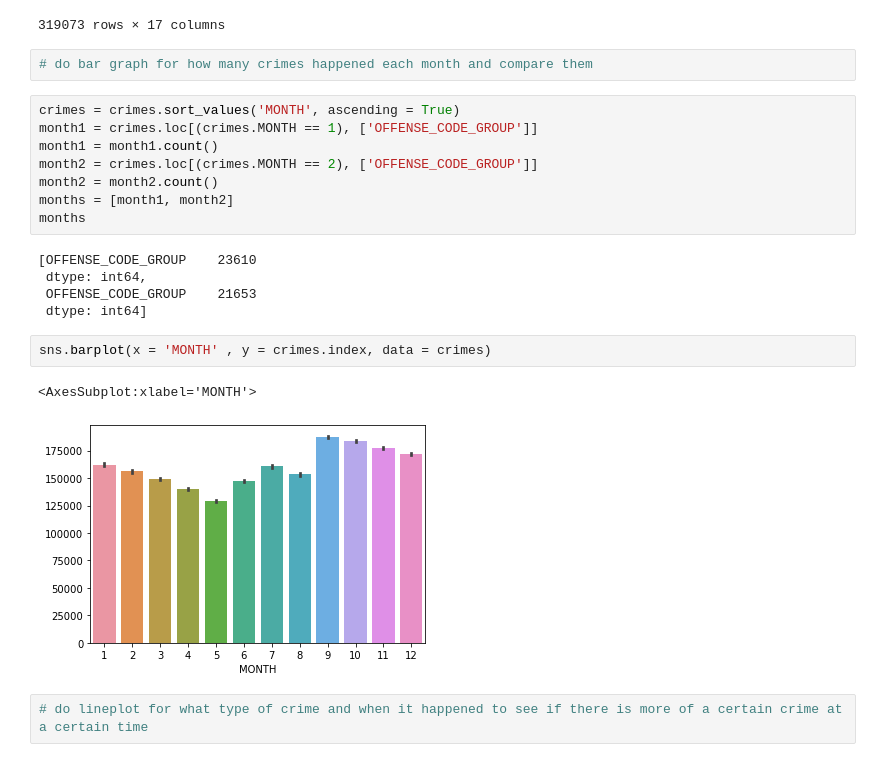
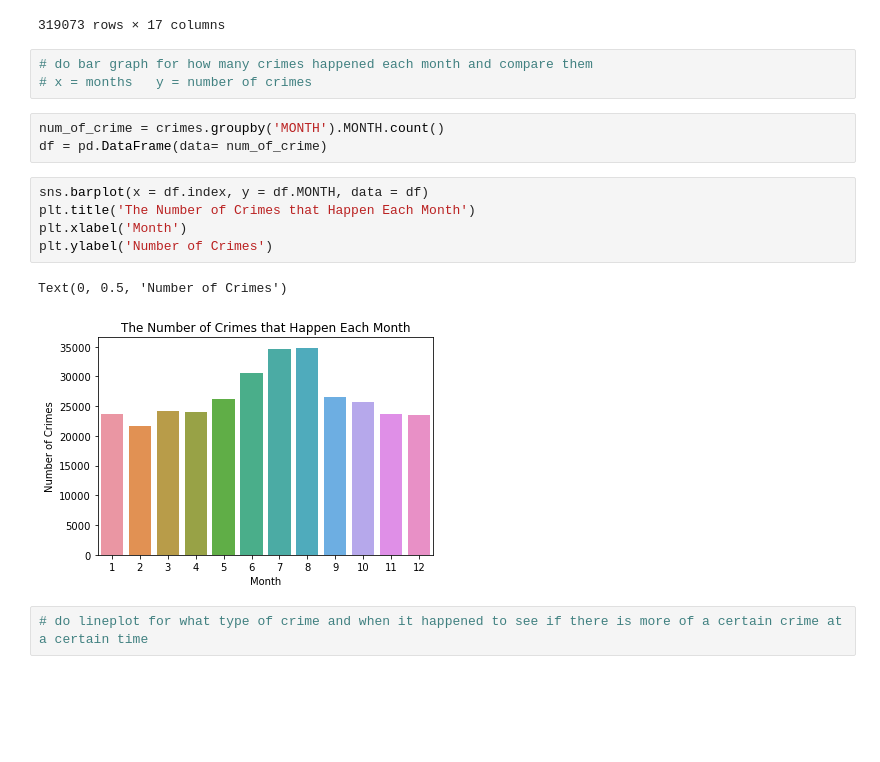
Before and after one commit to ekreher22/DataScience2021F, a Jupyter notebook: Unit3/Unit3:ProjectA/project3a.ipynb, the cells around one changed output. Drawn from its saved outputs; the diff is of its cells as text; blank space fills up the shorter version.

```diff
--- a/Unit3/Unit3:ProjectA/project3a.ipynb
+++ b/Unit3/Unit3:ProjectA/project3a.ipynb
@@ -20,24 +21,18 @@ crimes
 319073 rows × 17 columns
 # %%
 # do bar graph for how many crimes happened each month and compare them
+# x = months   y = number of crimes
-# %%
-crimes = crimes.sort_values('MONTH', ascending = True)
-month1 = crimes.loc[(crimes.MONTH == 1), ['OFFENSE_CODE_GROUP']]
-month1 = month1.count()
-month2 = crimes.loc[(crimes.MONTH == 2), ['OFFENSE_CODE_GROUP']]
-month2 = month2.count()
-months = [month1, month2]
-months
-# %% [output]
-[OFFENSE_CODE_GROUP    23610
- dtype: int64,
- OFFENSE_CODE_GROUP    21653
- dtype: int64]
+# %%
+num_of_crime = crimes.groupby('MONTH').MONTH.count()
+df = pd.DataFrame(data= num_of_crime)
 # %%
-sns.barplot(x = 'MONTH' , y = crimes.index, data = crimes)
+sns.barplot(x = df.index, y = df.MONTH, data = df)
+plt.title('The Number of Crimes that Happen Each Month')
+plt.xlabel('Month')
+plt.ylabel('Number of Crimes')
 # %% [output]
-<AxesSubplot:xlabel='MONTH'>
+Text(0, 0.5, 'Number of Crimes')
-[figure, old version]
+[figure, new version]
 # %%
 # do lineplot for what type of crime and when it happened to see if there is more of a certain crime at a certain time
 # %%
```
Also changed, not shown: parts of 2 cells of this notebook, 3 other files.
